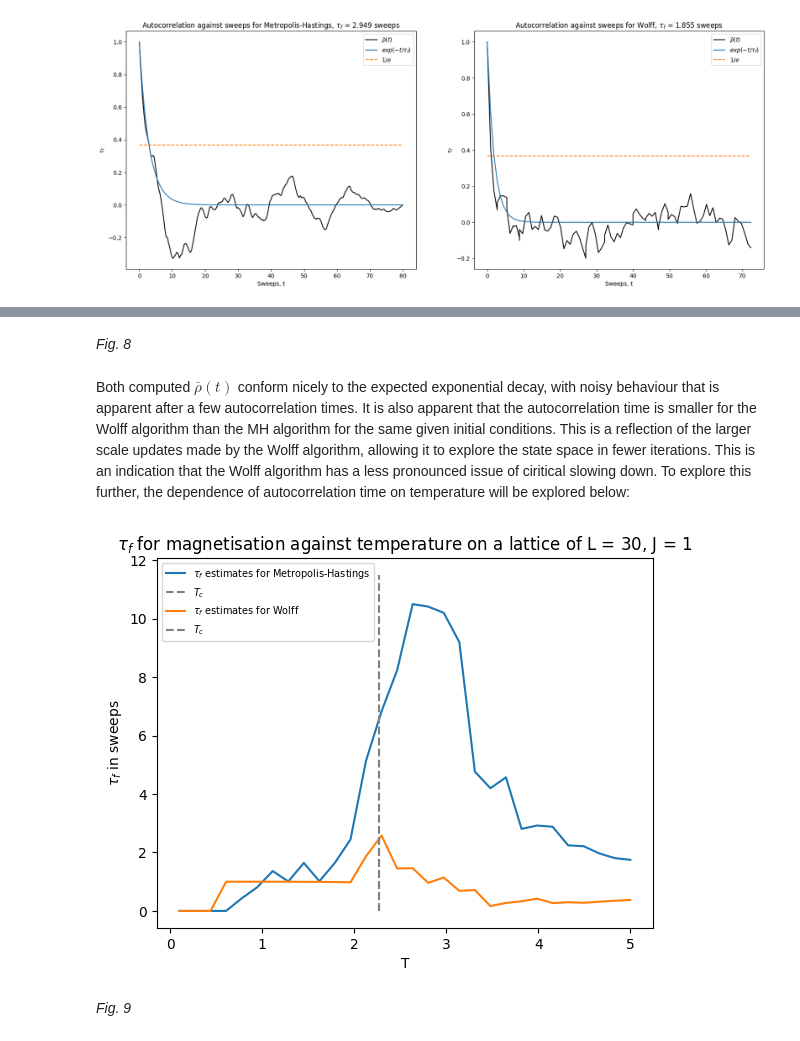
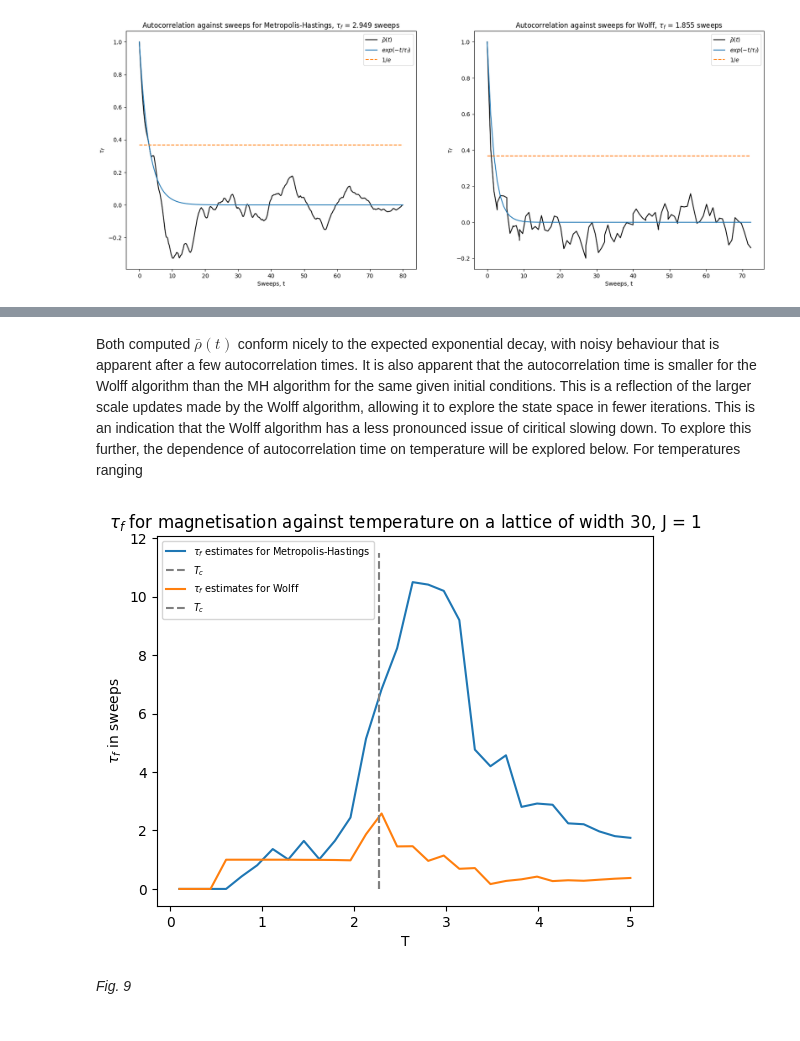
Before and after one commit to Part-II-Computational-Physics/cluster-algorithms-for-monte-carlo-jbd29, a Jupyter notebook: Report.ipynb, the cells around one changed output, grey strips where cells are left out. Saved outputs shown, nothing was run; the diff lists cells and outputs as text; code cells hidden in the pictures.

```diff
--- a/Report.ipynb
+++ b/Report.ipynb
@@ -571,31 +575,29 @@ plt.show()
-# %% [markdown]
-*Fig. 8*
 # %% [markdown]
-Both computed $\bar\rho(t)$ conform nicely to the expected exponential decay, with noisy behaviour that is apparent after a few autocorrelation times. It is also apparent that the autocorrelation time is smaller for the Wolff algorithm than the MH algorithm for the same given initial conditions. This is a reflection of the larger scale updates made by the Wolff algorithm, allowing it to explore the state space in fewer iterations. This is an indication that the Wolff algorithm has a less pronounced issue of ciritical slowing down. To explore this further, the dependence of autocorrelation time on temperature will be explored below:
+Both computed $\bar\rho(t)$ conform nicely to the expected exponential decay, with noisy behaviour that is apparent after a few autocorrelation times. It is also apparent that the autocorrelation time is smaller for the Wolff algorithm than the MH algorithm for the same given initial conditions. This is a reflection of the larger scale updates made by the Wolff algorithm, allowing it to explore the state space in fewer iterations. This is an indication that the Wolff algorithm has a less pronounced issue of ciritical slowing down. To explore this further, the dependence of autocorrelation time on temperature will be explored below. For temperatures ranging
 # %%
 
 autocorr_times_MH = np.load('MH_autocorrelation_against_T.npy')
 Ts = np.linspace(0.1,5,30)
 # plot the data:
 plt.plot(Ts,autocorr_times_MH, label = r'$\tau_f$ estimates for Metropolis-Hastings')
 # mark T_c:
 plt.plot(np.full((10,1),T_c),np.linspace(0,np.max(autocorr_times_MH)+1,10), color = 'gray', linestyle = '--', label = r'$T_c$')
 plt.xticks([0,1,2,3,4,5])
-plt.title(r'$\tau_f$ for magnetisation against temperature on a lattice of L = 30, J = 1')
+plt.title(r'$\tau_f$ for magnetisation against temperature on a lattice of width 30, J = 1')
 
 autocorr_times_Wolff = np.load('Wolff_autocorrelation_against_T.npy')
 plt.plot(Ts,autocorr_times_Wolff, label = r'$\tau_f$ estimates for Wolff')
 plt.plot(np.full((2,1),T_c),np.linspace(0,np.max(autocorr_times_Wolff),2), linestyle = '--', color = 'gray', label = r'$T_c$')
 plt.xticks([0,1,2,3,4,5])
 plt.ylabel(r'$\tau_f$ in sweeps')
 plt.xlabel('T')
 plt.legend(loc = 'upper left', fontsize = 7)
 plt.show()
 T_c_Wolff = Ts[np.where(autocorr_times_Wolff == np.max(autocorr_times_Wolff))[0][0]]
 
 T_c_MH = Ts[np.where(autocorr_times_MH == np.max(autocorr_times_MH))[0][0]]
 # %% [output]
-[figure, old version]
+[figure, new version]
 # %% [markdown]
 *Fig. 9*
 # %%
```
Also changed, not shown: parts of 26 cells of this notebook, 4 other files.
